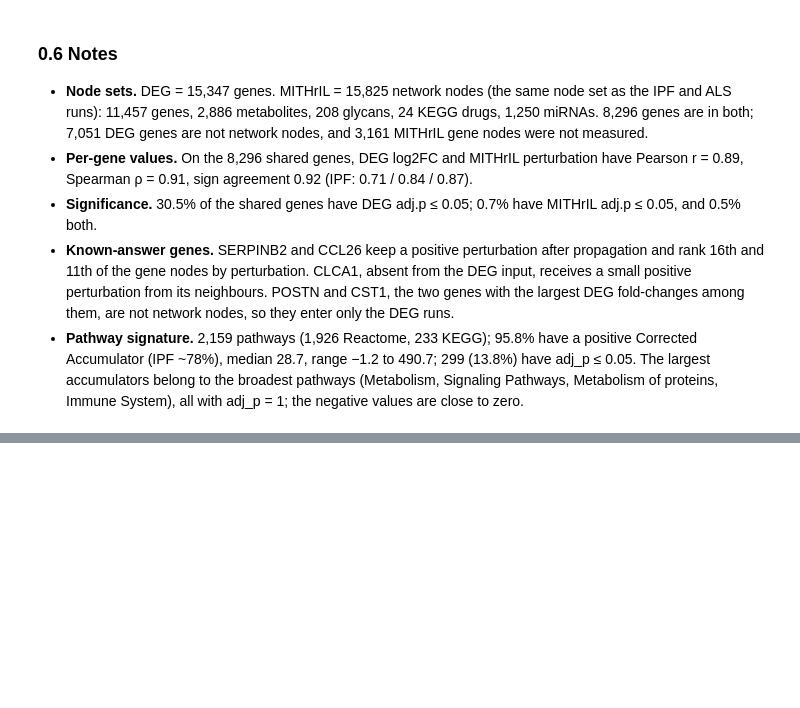
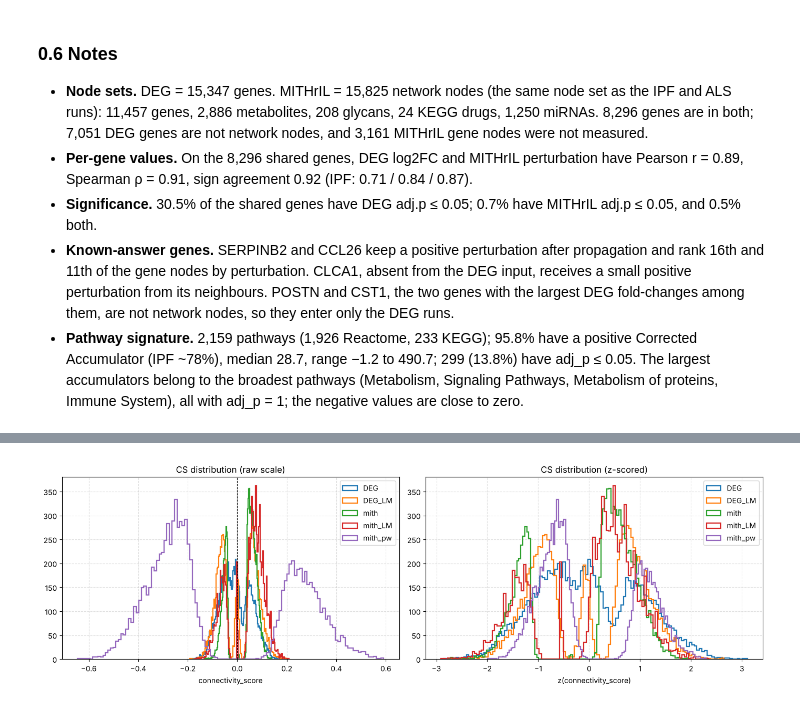
Before and after one commit to knowmics-lab/netcos, a Jupyter notebook: data_exploration/data_exploration_asthma_GSE152004_CS_and_rankings.ipynb, the cells around one changed output, grey strips where cells are left out. Saved outputs shown, nothing was run; the diff lists cells and outputs as text; code cells hidden in the pictures; blank space fills up the shorter version.

Commit message:
asthma_GSE152004: CS exploration notebook (distributions, rankings, agreement, repoDB-labelled drugs)

```diff
--- a/data_exploration/data_exploration_asthma_GSE152004_CS_and_rankings.ipynb
+++ b/data_exploration/data_exploration_asthma_GSE152004_CS_and_rankings.ipynb
@@ -269,0 +311,24 @@ significant (adj_p<=0.05): 0.138  (299/2159)
+# %%
+TIMEPOINTS = ['6h', '24h', '6h_24h']
+ORDER = ['DEG', 'DEG_LM', 'mith', 'mith_LM', 'mith_pw']
+
+def split_pert_id(pid):
+    for tp in ('6h_24h', '24h', '6h'):
+        if pid.endswith('_' + tp):
+            return pid[:-(len(tp) + 1)], tp
+    return pid, np.nan
+
+def load_cs(label):
+    df = pd.read_csv(os.path.join(CS_OUT, RUN_FILES[label]), sep='\t')
+    drug_tp = df['pert_id'].apply(split_pert_id)
+    df['drug'] = drug_tp.str[0]
+    df['perturbation_time'] = drug_tp.str[1]
+    df['drug_key'] = df['drug'].str.lower().str.replace(r'[^a-z0-9]', '', regex=True)
+    df['config'] = label
+    return df
+
+runs = {label: load_cs(label) for label in ORDER}
+for label, df in runs.items():
+    print(f'{label:8s}  rows={len(df):5d}  drugs={df.drug.nunique():5d}  '
+          f'timepoints={df.perturbation_time.value_counts().to_dict()}  '
+          f'CS[min={df.connectivity_score.min():+.3f}, max={df.connectivity_score.max():+.3f}]')
@@ -269,0 +364,13 @@ significant (adj_p<=0.05): 0.138  (299/2159)
+# %%
+fig, axes = plt.subplots(1, 2, figsize=(14, 4.5))
+for label, df in runs.items():
+    axes[0].hist(df.connectivity_score, bins=120, histtype='step', lw=1.6, label=label)
+    z = (df.connectivity_score - df.connectivity_score.mean()) / df.connectivity_score.std()
+    axes[1].hist(z, bins=120, histtype='step', lw=1.6, label=label)
+axes[0].axvline(0, color='k', lw=0.8, ls='--'); axes[0].set_title('CS distribution (raw scale)')
+axes[0].set_xlabel('connectivity_score'); axes[1].set_title('CS distribution (z-scored)')
+axes[1].set_xlabel('z(connectivity_score)')
+for a in axes: a.legend(); a.grid(ls='--', alpha=.4)
+plt.tight_layout(); plt.savefig(os.path.join(IMG_DIR, f'{DISEASE}_cs_distributions.png'), dpi=120); plt.show()
+# %% [output]
+[figure, added]
```
Also changed, not shown: parts of 20 cells of this notebook.
